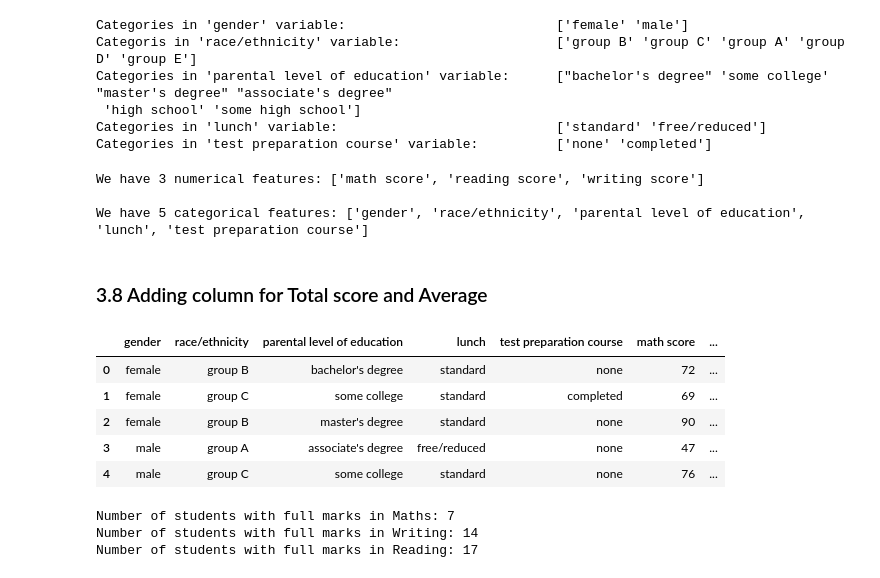
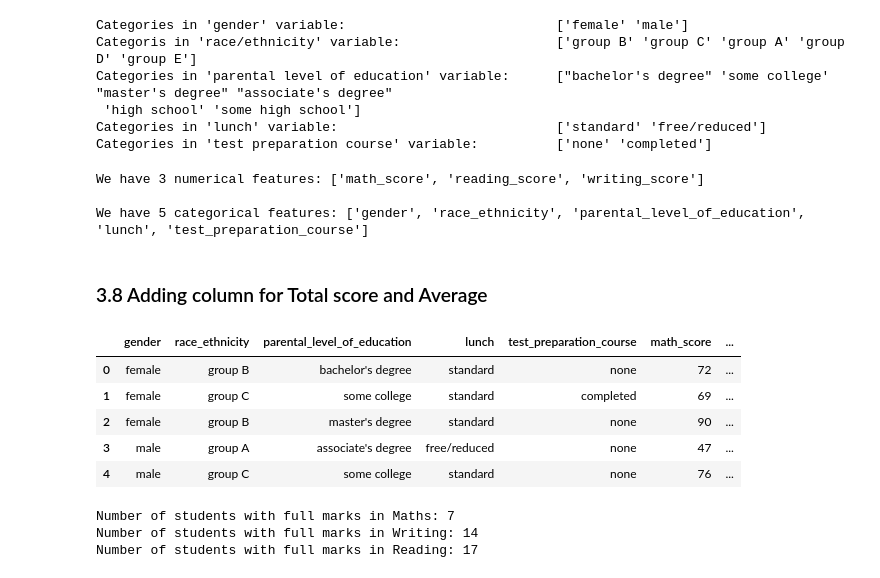
Before and after one commit to NiteshRaj1012/stdperfprediction, a Jupyter notebook: notebook/EDA STUDENT PERFORMANCE.ipynb, the cells around one changed output. Cells and saved outputs as stored; diff of their text form; code cells hidden in the pictures.

```diff
--- a/notebook/EDA STUDENT PERFORMANCE.ipynb
+++ b/notebook/EDA STUDENT PERFORMANCE.ipynb
@@ -37,6 +37,9 @@ warnings.filterwarnings('ignore')
 df = pd.read_csv('C:\\Users\\Nitesh Raj\\OneDrive\\Documents\\Project\\studentperfoemanceprediction\\notebook\\data\\stud.csv')
 # %% [markdown]
 ### Show Top 5 Records
+# %%
+df.drop(df.columns[df.columns.str.contains(
+    'unnamed', case=False)], axis=1, inplace=True)
 # %%
 df.head()
 # %% [output]
@@ -48,0 +58,2 @@ df.head()
+# %%
+df = df.rename(columns={'race/ethnicity':'race_ethnicity', 'parental level of education':'parental_level_of_education','test preparation course':'test_preparation_course','math score':'math_score','reading score':'reading_score','writing score':'writing_score'})
@@ -189,17 +202,17 @@ categorical_features = [feature for feature in df.columns if df[feature].dtype =
 print("We have {} numerical features: {}".format(len(numeric_features),numeric_features))
 print('\nWe have {} categorical features: {}'.format(len(categorical_features),categorical_features))
 # %% [output]
-We have 3 numerical features: ['math score', 'reading score', 'writing score']
+We have 3 numerical features: ['math_score', 'reading_score', 'writing_score']
 
-We have 5 categorical features: ['gender', 'race/ethnicity', 'parental level of education', 'lunch', 'test preparation course']
+We have 5 categorical features: ['gender', 'race_ethnicity', 'parental_level_of_education', 'lunch', 'test_preparation_course']
 # %% [markdown]
 ### 3.8 Adding column for Total score and Average
 # %%
-df['total_score'] = df['math score'] + df['reading score'] + df['writing score']
+df['total_score'] = df['math_score'] + df['reading_score'] + df['writing_score']
 df['average'] = df['total_score']/3
 df.head()
 # %% [output]
-|  | gender | race/ethnicity | parental level of education | lunch | test preparation course | math score | ... |
+|  | gender | race_ethnicity | parental_level_of_education | lunch | test_preparation_course | math_score | ... |
 | 0 | female | group B | bachelor's degree | standard | none | 72 | ... |
 | 1 | female | group C | some college | standard | completed | 69 | ... |
 | 2 | female | group B | master's degree | standard | none | 90 | ... |
```
Also changed, not shown: parts of 8 cells of this notebook, 14 other files.
